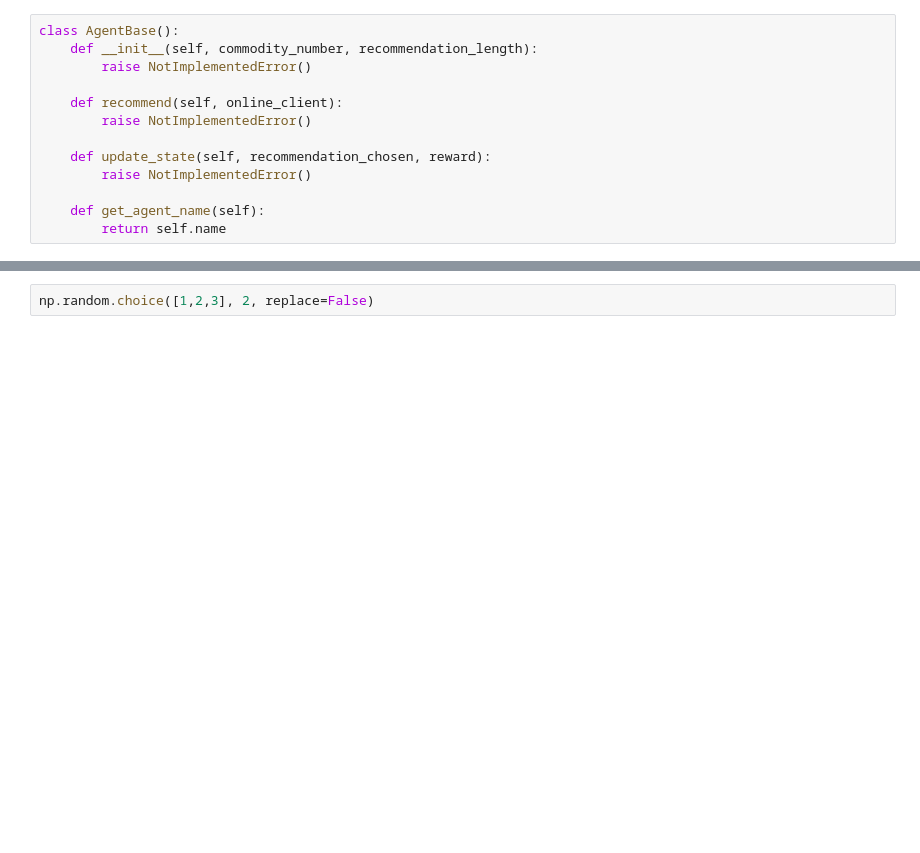
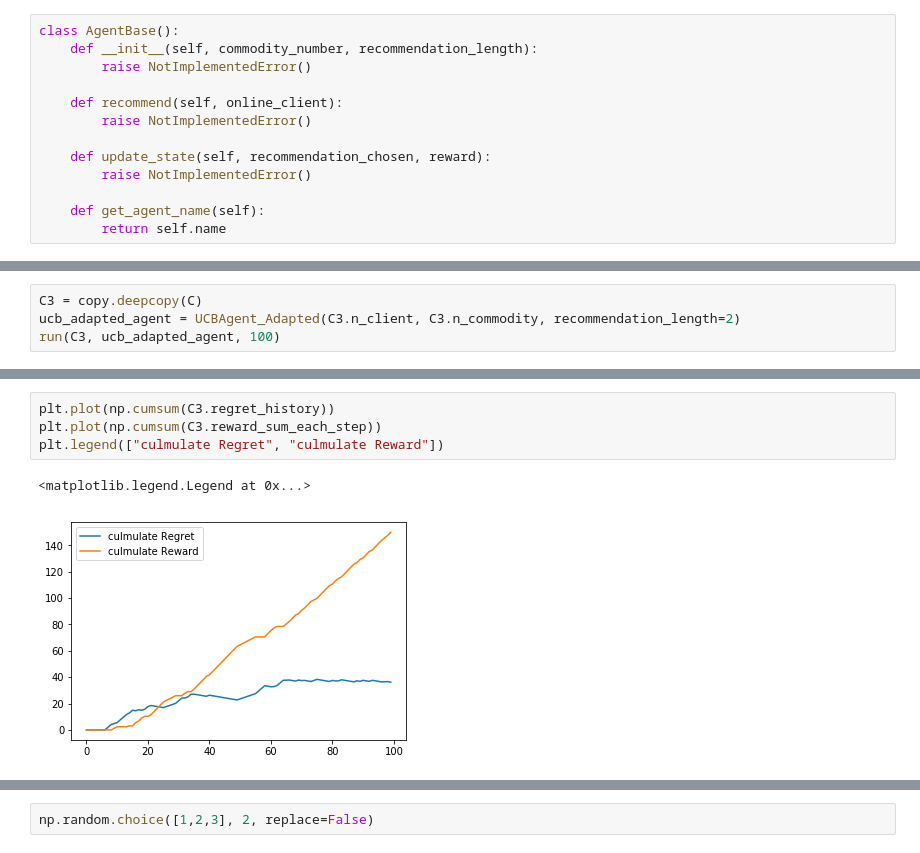
Before and after one commit to tang-ji/FNAC-recommender-systems, a Jupyter notebook: Environment.ipynb, the cells around one changed output, grey strips where cells are left out. Drawn from its saved outputs; the diff is of its cells as text; blank space fills up the shorter version.

```diff
--- a/Environment.ipynb
+++ b/Environment.ipynb
@@ -236,0 +435,4 @@ plt.legend(["culmulate Regret", "culmulate Reward"])
+# %%
+C3 = copy.deepcopy(C)
+ucb_adapted_agent = UCBAgent_Adapted(C3.n_client, C3.n_commodity, recommendation_length=2)
+run(C3, ucb_adapted_agent, 100)
@@ -236,0 +474,7 @@ plt.legend(["culmulate Regret", "culmulate Reward"])
+# %%
+plt.plot(np.cumsum(C3.regret_history))
+plt.plot(np.cumsum(C3.reward_sum_each_step))
+plt.legend(["culmulate Regret", "culmulate Reward"])
+# %% [output]
+<matplotlib.legend.Legend at 0x...>
+[figure, added]
```
Also changed, not shown: parts of 18 cells of this notebook.
